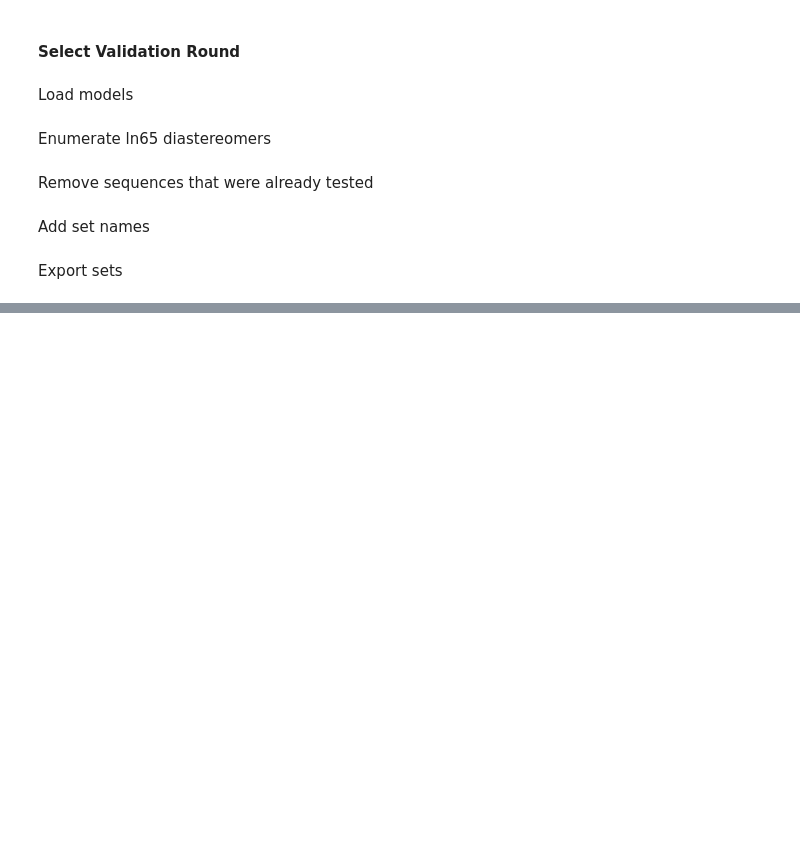
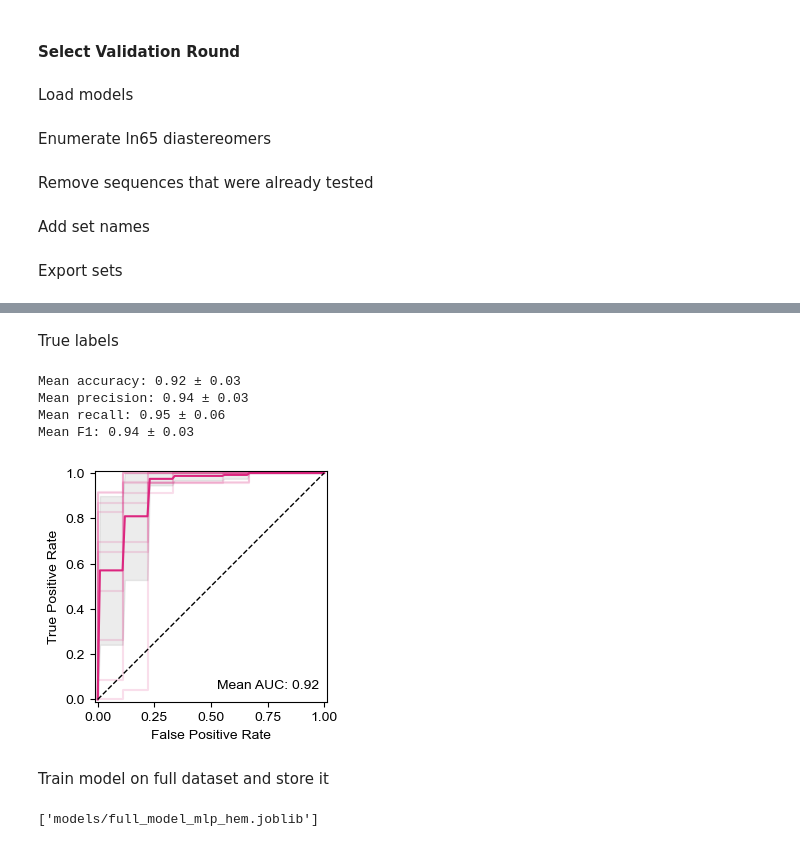
Before and after one commit to MaedehDarsaraee/ln65-stereoisomer-ML, a Jupyter notebook: 01_model_eval.ipynb, the cells around one changed output, grey strips where cells are left out. Saved outputs shown, nothing was run; the diff lists cells and outputs as text; code cells hidden in the pictures; blank space fills up the shorter version.

```diff
--- a/01_model_eval.ipynb
+++ b/01_model_eval.ipynb
@@ -242,0 +317,19 @@ df_pred[df_pred['set'] == 'inactive and hemolytic'].to_csv('data/validation_sets
+# %% [markdown]
+True labels
+# %%
+evaluate_model(cv, mlp, X, y, plot_path='plots/full_mlp_hem_true.png', color='#DC267F')
+# %% [output]
+Mean accuracy: 0.92 ± 0.03
+Mean precision: 0.94 ± 0.03
+Mean recall: 0.95 ± 0.06
+Mean F1: 0.94 ± 0.03
+[figure, added]
+# %% [markdown]
+Train model on full dataset and store it
+# %%
+full_model_mlp_hem = MLPClassifier(alpha=1, max_iter=1000, hidden_layer_sizes=(32, 32, 32), random_state=42)
+full_model_mlp_hem.fit(X, y)
+
+joblib.dump(full_model_mlp_hem, 'models/full_model_mlp_hem.joblib')
+# %% [output]
+['models/full_model_mlp_hem.joblib']
```
Also changed, not shown: parts of 23 cells of this notebook, 15 other files.
